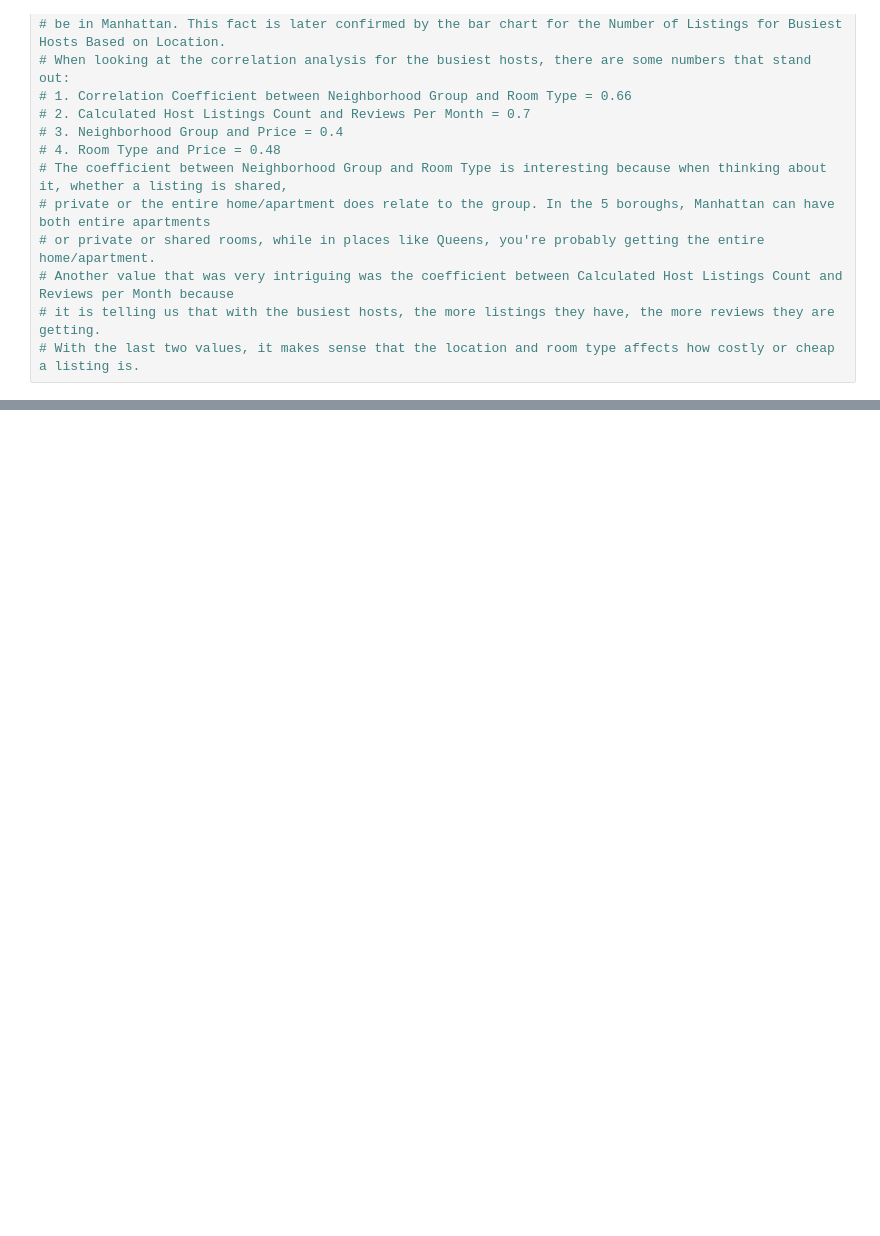
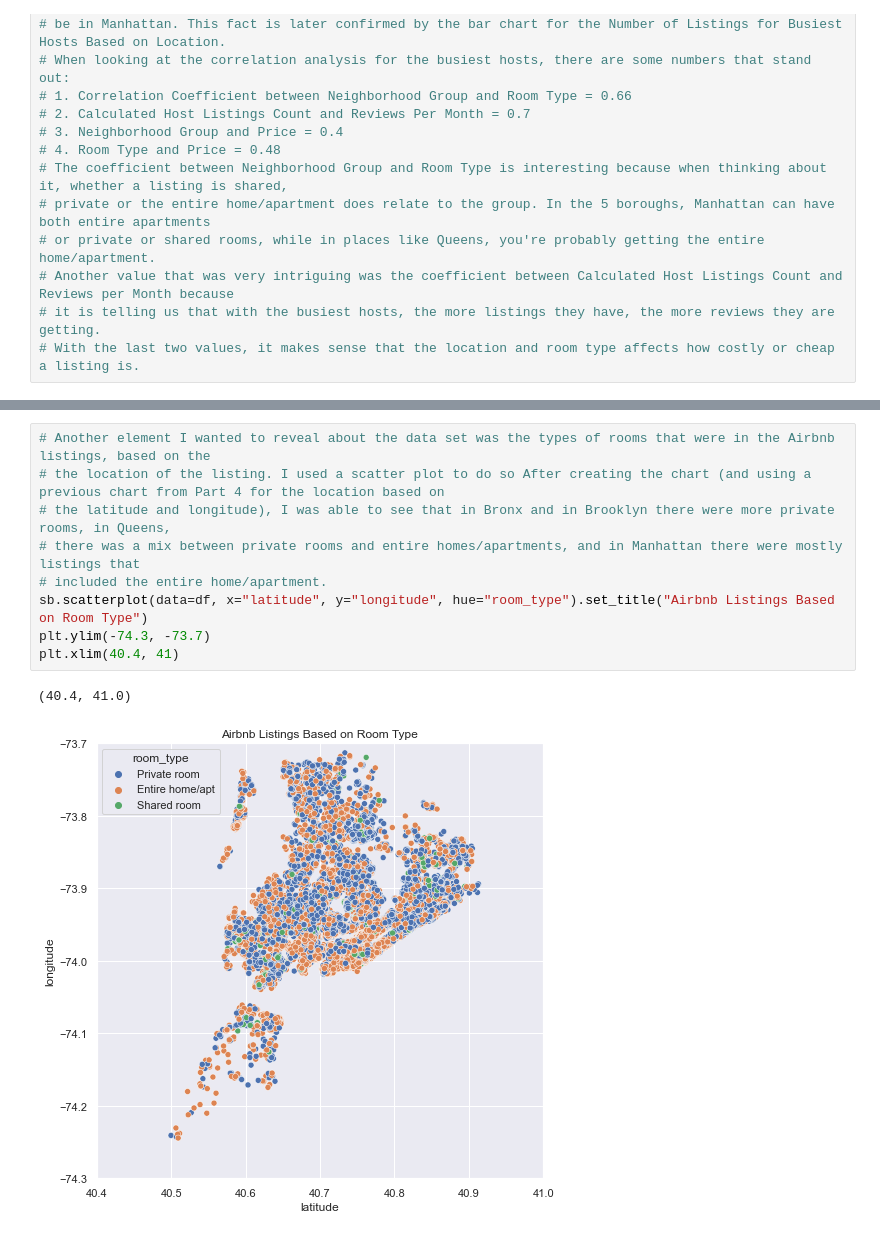
Before and after one commit to svishwanathan01/cse351-hw1, a Jupyter notebook: cse351_hw1_Vishwanathan_Sabareesh_112585006.ipynb, the cells around one changed output, grey strips where cells are left out. Saved outputs shown, nothing was run; the diff lists cells and outputs as text; blank space fills up the shorter version.

```diff
--- a/cse351_hw1_Sabareesh_Vishwanathan_112585006.ipynb
+++ b/cse351_hw1_Vishwanathan_Sabareesh_112585006.ipynb
@@ -298,0 +315,12 @@ Text(0.5, 1.0, 'Availability for Busiest Hosts Based on Location')
+# %%
+# Another element I wanted to reveal about the data set was the types of rooms that were in the Airbnb listings, based on the
+# the location of the listing. I used a scatter plot to do so After creating the chart (and using a previous chart from Part 4 for the location based on
+# the latitude and longitude), I was able to see that in Bronx and in Brooklyn there were more private rooms, in Queens,
+# there was a mix between private rooms and entire homes/apartments, and in Manhattan there were mostly listings that
+# included the entire home/apartment.
+sb.scatterplot(data=df, x="latitude", y="longitude", hue="room_type").set_title("Airbnb Listings Based on Room Type")
+plt.ylim(-74.3, -73.7)
+plt.xlim(40.4, 41)
+# %% [output]
+(40.4, 41.0)
+[figure, added]
```
Also changed, not shown: parts of 3 cells of this notebook, 1 other file.
